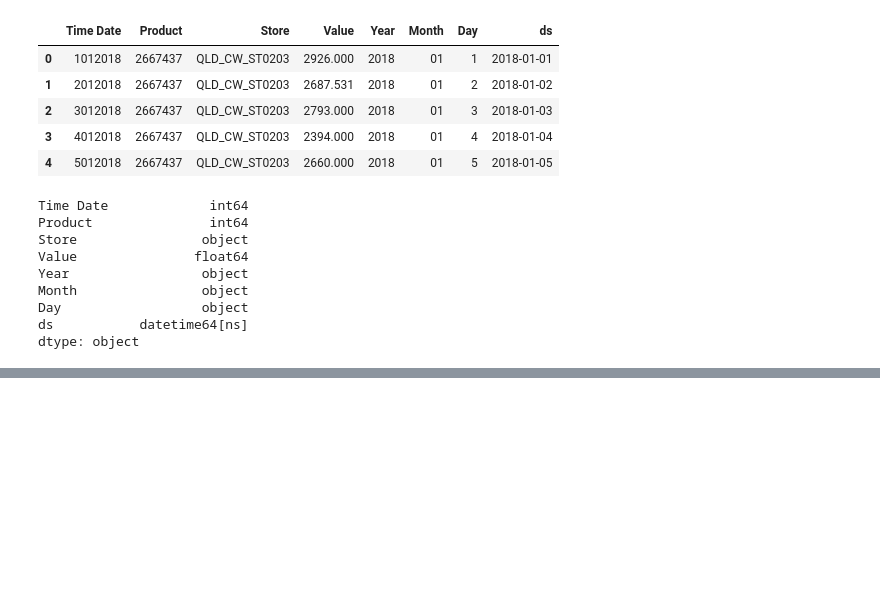
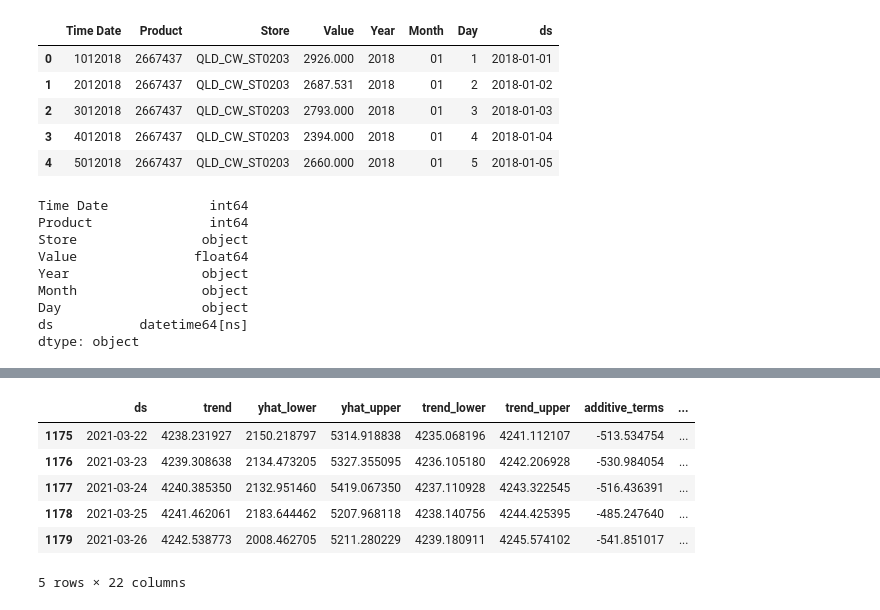
Before and after one commit to razielar/coursera_time_series_forecasting, a Jupyter notebook: prophet/playground.prophet.ipynb, the cells around one changed output, grey strips where cells are left out. Cells and saved outputs as stored; diff of their text form; code cells hidden in the pictures; blank space fills up the shorter version.

```diff
--- a/prophet/playground.prophet.ipynb
+++ b/prophet/playground.prophet.ipynb
@@ -66,0 +120,10 @@ dtype: object
+# %%
+forecast.tail()
+# %% [output]
+|  | ds | trend | yhat_lower | yhat_upper | trend_lower | trend_upper | additive_terms | ... |
+| 1175 | 2021-03-22 | 4238.231927 | 2150.218797 | 5314.918838 | 4235.068196 | 4241.112107 | -513.534754 | ... |
+| 1176 | 2021-03-23 | 4239.308638 | 2134.473205 | 5327.355095 | 4236.105180 | 4242.206928 | -530.984054 | ... |
+| 1177 | 2021-03-24 | 4240.385350 | 2132.951460 | 5419.067350 | 4237.110928 | 4243.322545 | -516.436391 | ... |
+| 1178 | 2021-03-25 | 4241.462061 | 2183.644462 | 5207.968118 | 4238.140756 | 4244.425395 | -485.247640 | ... |
+| 1179 | 2021-03-26 | 4242.538773 | 2008.462705 | 5211.280229 | 4239.180911 | 4245.574102 | -541.851017 | ... |
+5 rows × 22 columns
```
Also changed, not shown: parts of 12 cells of this notebook.
